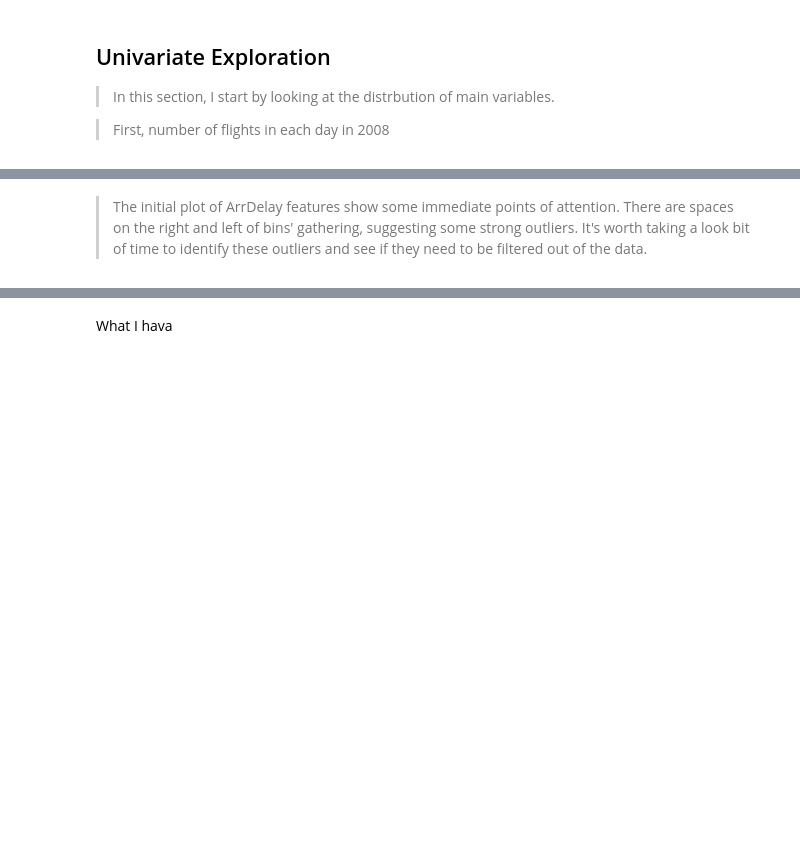
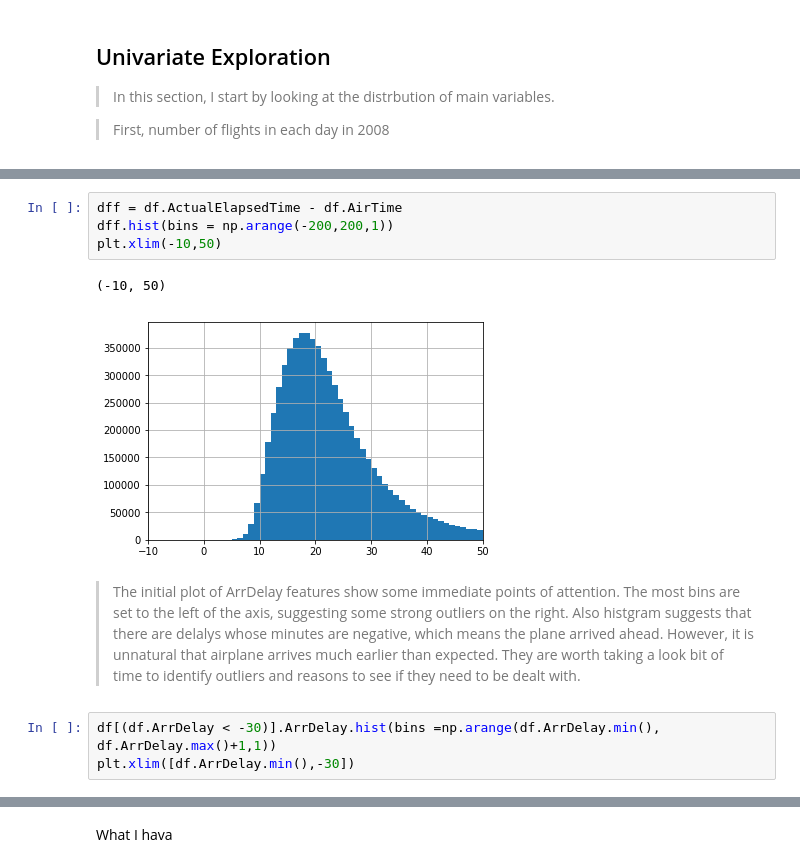
Before and after one commit to kudojp/FlightsDataAnalysis, a Jupyter notebook: exploration_template.ipynb, the cells around one changed output, grey strips where cells are left out. Cells and saved outputs as stored; diff of their text form; blank space fills up the shorter version.

```diff
--- a/exploration_template.ipynb
+++ b/exploration_template.ipynb
@@ -226,3 +208,17 @@ plt.hist(data=df, x="ArrDelay", bins=np.arange(df.ArrDelay.min(),df.ArrDelay.max
+# %%
+dff = df.ActualElapsedTime - df.AirTime
+dff.hist(bins = np.arange(-200,200,1))
+plt.xlim(-10,50)
+# %% [output]
+(-10, 50)
+[figure, added]
 # %% [markdown]
-> The initial plot of ArrDelay features show some immediate points of attention. There are spaces on the right and left of bins' gathering, suggesting some strong outliers. It's worth taking a look bit of time to identify these outliers and see if they need to be filtered out of the data.
+> The initial plot of ArrDelay features show some immediate points of attention.
+The most bins are set to the left of the axis, suggesting some strong outliers on the right.
+Also histgram suggests that there are delalys whose minutes are negative, which means the plane arrived ahead.
+However, it is unnatural that airplane arrives much earlier than expected.
+They are worth taking a look bit of time to identify outliers and reasons to see if they need to be dealt with.
+# %%
+df[(df.ArrDelay < -30)].ArrDelay.hist(bins =np.arange(df.ArrDelay.min(), df.ArrDelay.max()+1,1))
+plt.xlim([df.ArrDelay.min(),-30])
 # %%
```
Also changed, not shown: parts of 45 cells of this notebook.
